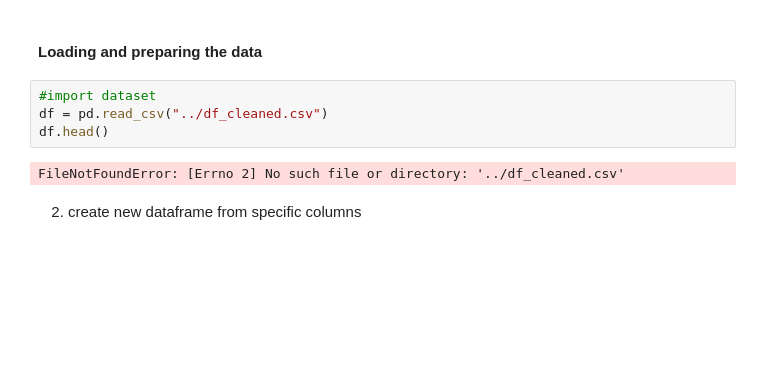
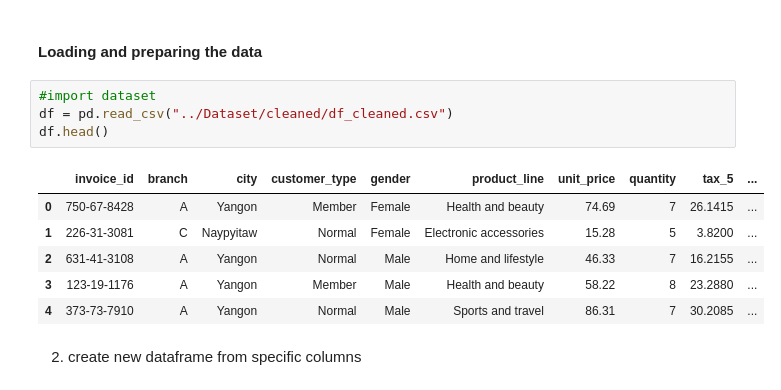
Before and after one commit to MustafaAldabbas/Machine_learning_superMarket, a Jupyter notebook: Notebook/Natalia.ipynb, the cells around one changed output. Saved outputs shown, nothing was run; the diff lists cells and outputs as text; blank space fills up the shorter version.

```diff
--- a/Notebook/Natalia.ipynb
+++ b/Notebook/Natalia.ipynb
@@ -52,10 +52,15 @@ Libraries successfully imported!
 #### Loading and preparing the data
 # %%
 #import dataset
-df = pd.read_csv("../df_cleaned.csv")
+df = pd.read_csv("../Dataset/cleaned/df_cleaned.csv")
 df.head()
 # %% [output]
-FileNotFoundError: [Errno 2] No such file or directory: '../df_cleaned.csv'
+|  | invoice_id | branch | city | customer_type | gender | product_line | unit_price | quantity | tax_5 | ... |
+| 0 | 750-67-8428 | A | Yangon | Member | Female | Health and beauty | 74.69 | 7 | 26.1415 | ... |
+| 1 | 226-31-3081 | C | Naypyitaw | Normal | Female | Electronic accessories | 15.28 | 5 | 3.8200 | ... |
+| 2 | 631-41-3108 | A | Yangon | Normal | Male | Home and lifestyle | 46.33 | 7 | 16.2155 | ... |
+| 3 | 123-19-1176 | A | Yangon | Member | Male | Health and beauty | 58.22 | 8 | 23.2880 | ... |
+| 4 | 373-73-7910 | A | Yangon | Normal | Male | Sports and travel | 86.31 | 7 | 30.2085 | ... |
 # %% [markdown]
 2. create new dataframe from specific columns
 # %%
```
Also changed, not shown: parts of 15 cells of this notebook, 6 other files.
